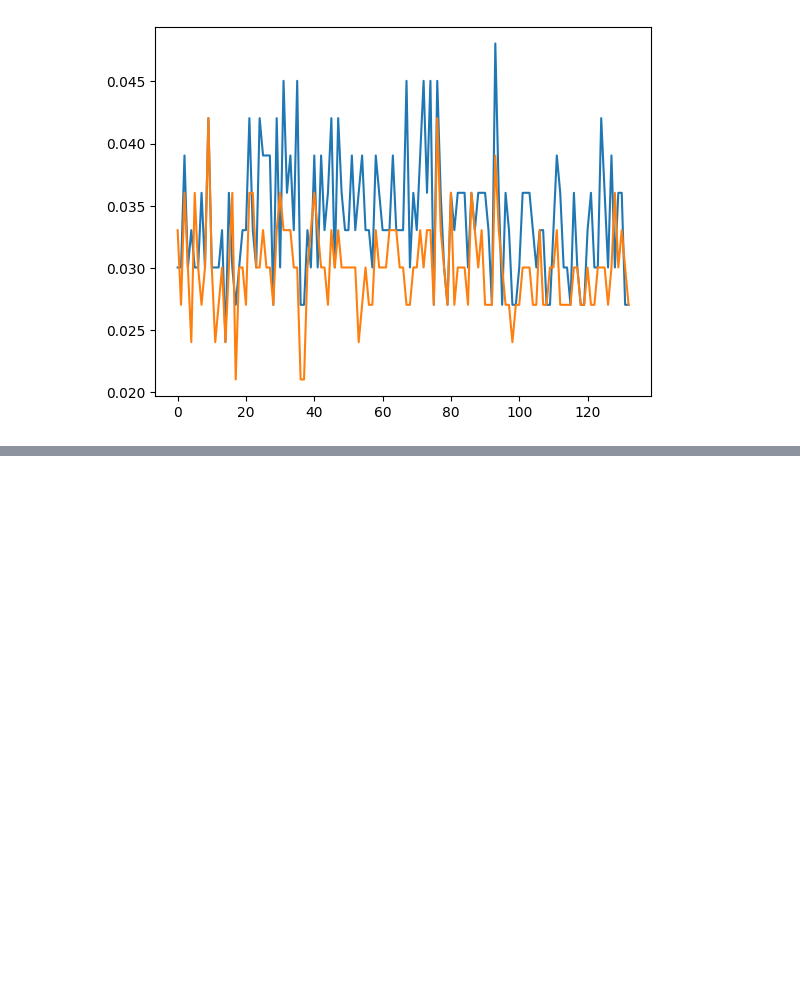
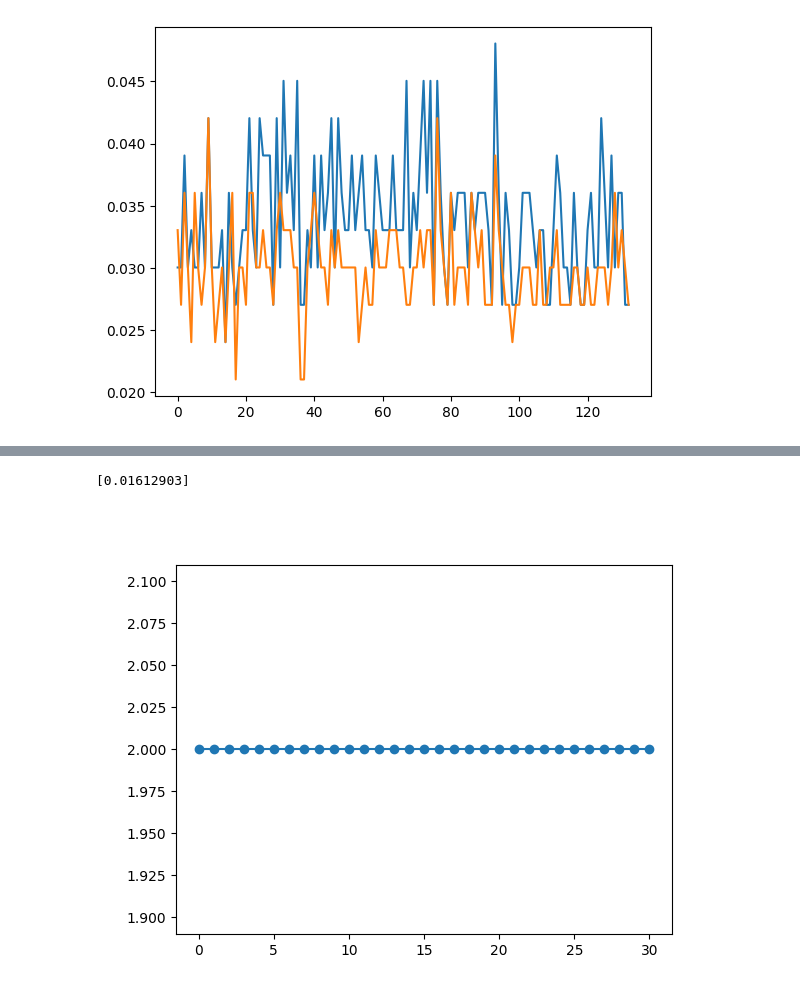
Before and after one commit to mulkr/pyPCG-toolbox, a Jupyter notebook: testing_sandbox.ipynb, the cells around one changed output, grey strips where cells are left out. Drawn from its saved outputs; the diff is of its cells as text; code cells hidden in the pictures; blank space fills up the shorter version.

```diff
--- a/testing_sandbox.ipynb
+++ b/testing_sandbox.ipynb
@@ -131,0 +212,15 @@ plt.plot(A["exit"])
+# %%
+win = np.ones(31)*2
+# win = np.sin(np.linspace(0,5,40)*500)
+# win[1::2]=3
+# win[(np.arange(31)//5)%2==0]=12
+# win = np.roll(win,1)
+# win[0] = 2
+test = ftr.zero_cross_rate(np.array([0]),np.array([31]),pcg.pcg_signal(win))
+
+plt.figure()
+plt.plot(win,'o-')
+print(test)
+# %% [output]
+[0.01612903]
+[figure, added]
```
Also changed, not shown: parts of 4 cells of this notebook.
